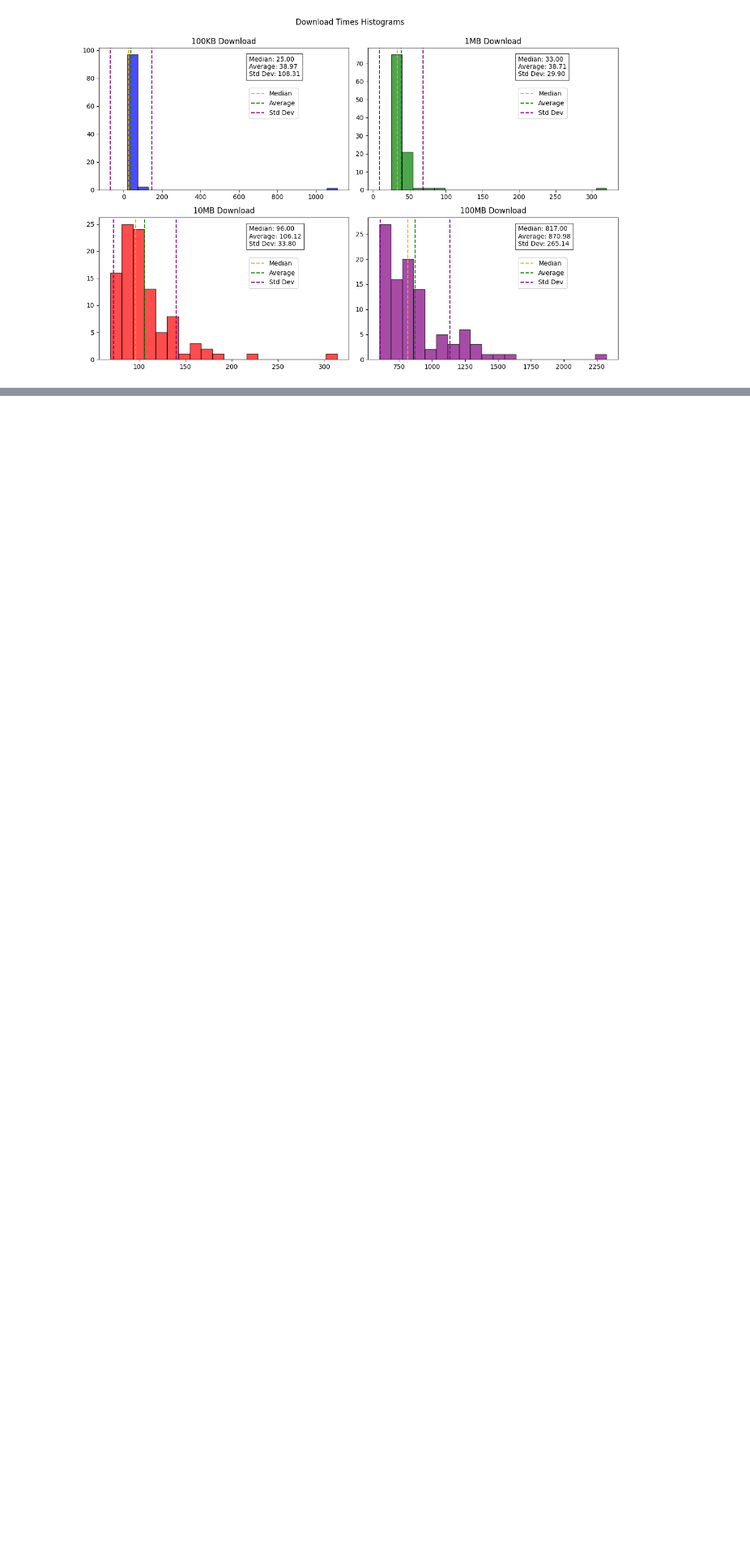
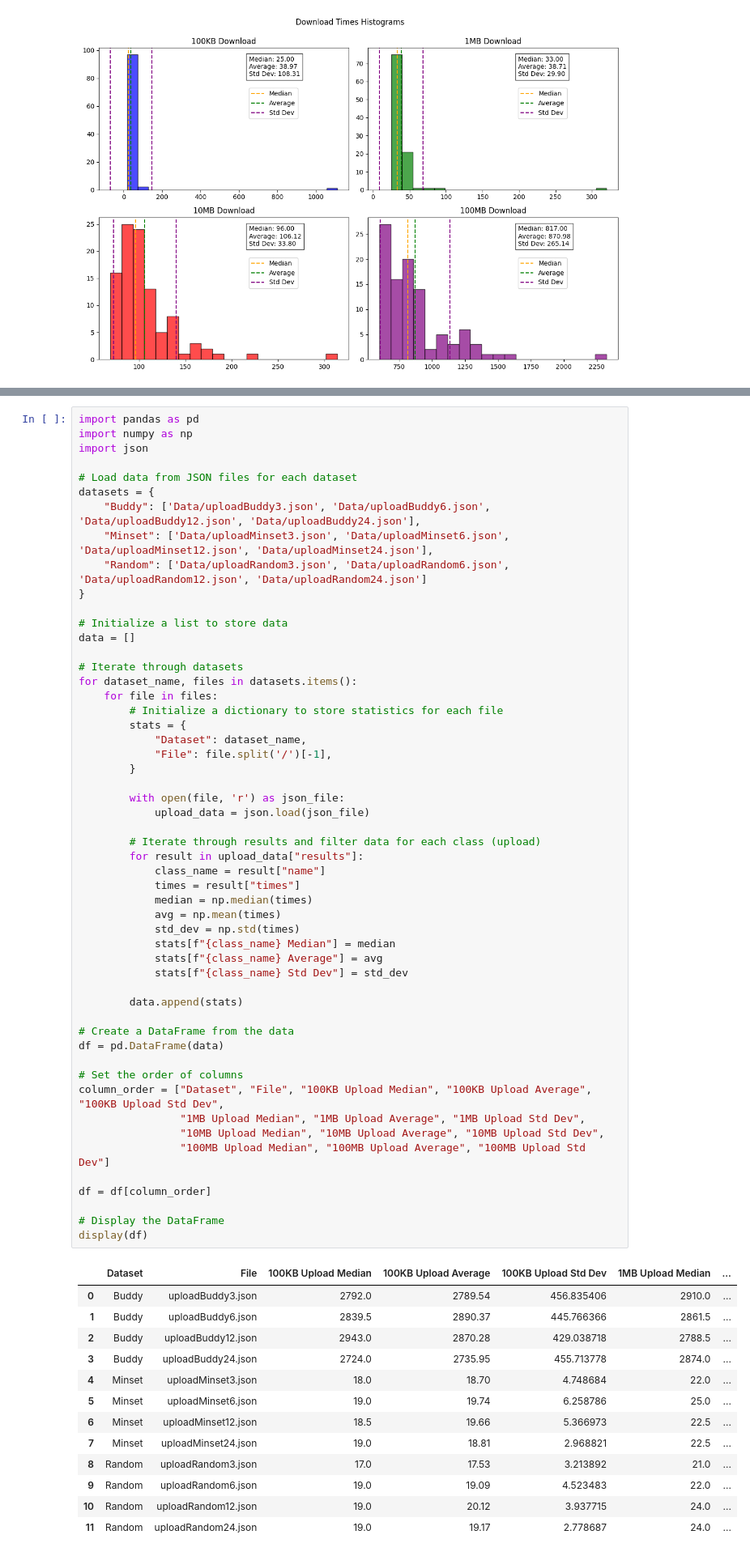
Before and after one commit to Rasmus-M-C/Distributed-Project, a Jupyter notebook: plot.ipynb, the cells around one changed output, grey strips where cells are left out. Shown at 81% size. Saved outputs shown, nothing was run; the diff lists cells and outputs as text; blank space fills up the shorter version.

```diff
--- a/plot.ipynb
+++ b/plot.ipynb
@@ -226,4 +226,71 @@ display(df)
 | 9 | Random | downloadRandom6.json | 13.5 | 15.070000 | 5.121045 | ... |
 | 10 | Random | downloadRandom12.json | 21.0 | 29.400000 | 21.539731 | ... |
 | 11 | Random | downloadRandom24.json | 25.0 | 38.970000 | 108.310891 | ... |
+# %%
+import pandas as pd
+import numpy as np
+import json
+
+# Load data from JSON files for each dataset
+datasets = {
+    "Buddy": ['Data/uploadBuddy3.json', 'Data/uploadBuddy6.json', 'Data/uploadBuddy12.json', 'Data/uploadBuddy24.json'],
+    "Minset": ['Data/uploadMinset3.json', 'Data/uploadMinset6.json', 'Data/uploadMinset12.json', 'Data/uploadMinset24.json'],
+    "Random": ['Data/uploadRandom3.json', 'Data/uploadRandom6.json', 'Data/uploadRandom12.json', 'Data/uploadRandom24.json']
+}
+
+# Initialize a list to store data
+data = []
+
+# Iterate through datasets
+for dataset_name, files in datasets.items():
+    for file in files:
+        # Initialize a dictionary to store statistics for each file
+        stats = {
+            "Dataset": dataset_name,
+            "File": file.split('/')[-1],
+        }
+
+        with open(file, 'r') as json_file:
+            upload_data = json.load(json_file)
+
+        # Iterate through results and filter data for each class (upload)
+        for result in upload_data["results"]:
+            class_name = result["name"]
+            times = result["times"]
+            median = np.median(times)
+            avg = np.mean(times)
+            std_dev = np.std(times)
+            stats[f"{class_name} Median"] = median
+            stats[f"{class_name} Average"] = avg
+            stats[f"{class_name} Std Dev"] = std_dev
+
+        data.append(stats)
+
+# Create a DataFrame from the data
+df = pd.DataFrame(data)
+
+# Set the order of columns
+column_order = ["Dataset", "File", "100KB Upload Median", "100KB Upload Average", "100KB Upload Std Dev",
+                "1MB Upload Median", "1MB Upload Average", "1MB Upload Std Dev",
+                "10MB Upload Median", "10MB Upload Average", "10MB Upload Std Dev",
+                "100MB Upload Median", "100MB Upload Average", "100MB Upload Std Dev"]
+
+df = df[column_order]
+
+# Display the DataFrame
+display(df)
+# %% [output]
+|  | Dataset | File | 100KB Upload Median | 100KB Upload Average | 100KB Upload Std Dev | 1MB Upload Median | ... |
+| 0 | Buddy | uploadBuddy3.json | 2792.0 | 2789.54 | 456.835406 | 2910.0 | ... |
+| 1 | Buddy | uploadBuddy6.json | 2839.5 | 2890.37 | 445.766366 | 2861.5 | ... |
+| 2 | Buddy | uploadBuddy12.json | 2943.0 | 2870.28 | 429.038718 | 2788.5 | ... |
+| 3 | Buddy | uploadBuddy24.json | 2724.0 | 2735.95 | 455.713778 | 2874.0 | ... |
+| 4 | Minset | uploadMinset3.json | 18.0 | 18.70 | 4.748684 | 22.0 | ... |
+| 5 | Minset | uploadMinset6.json | 19.0 | 19.74 | 6.258786 | 25.0 | ... |
+| 6 | Minset | uploadMinset12.json | 18.5 | 19.66 | 5.366973 | 22.5 | ... |
+| 7 | Minset | uploadMinset24.json | 19.0 | 18.81 | 2.968821 | 22.5 | ... |
+| 8 | Random | uploadRandom3.json | 17.0 | 17.53 | 3.213892 | 21.0 | ... |
+| 9 | Random | uploadRandom6.json | 19.0 | 19.09 | 4.523483 | 22.0 | ... |
+| 10 | Random | uploadRandom12.json | 19.0 | 20.12 | 3.937715 | 24.0 | ... |
+| 11 | Random | uploadRandom24.json | 19.0 | 19.17 | 2.778687 | 24.0 | ... |
 # %%
```
Also changed, not shown: parts of 3 cells of this notebook, 4 other files.
